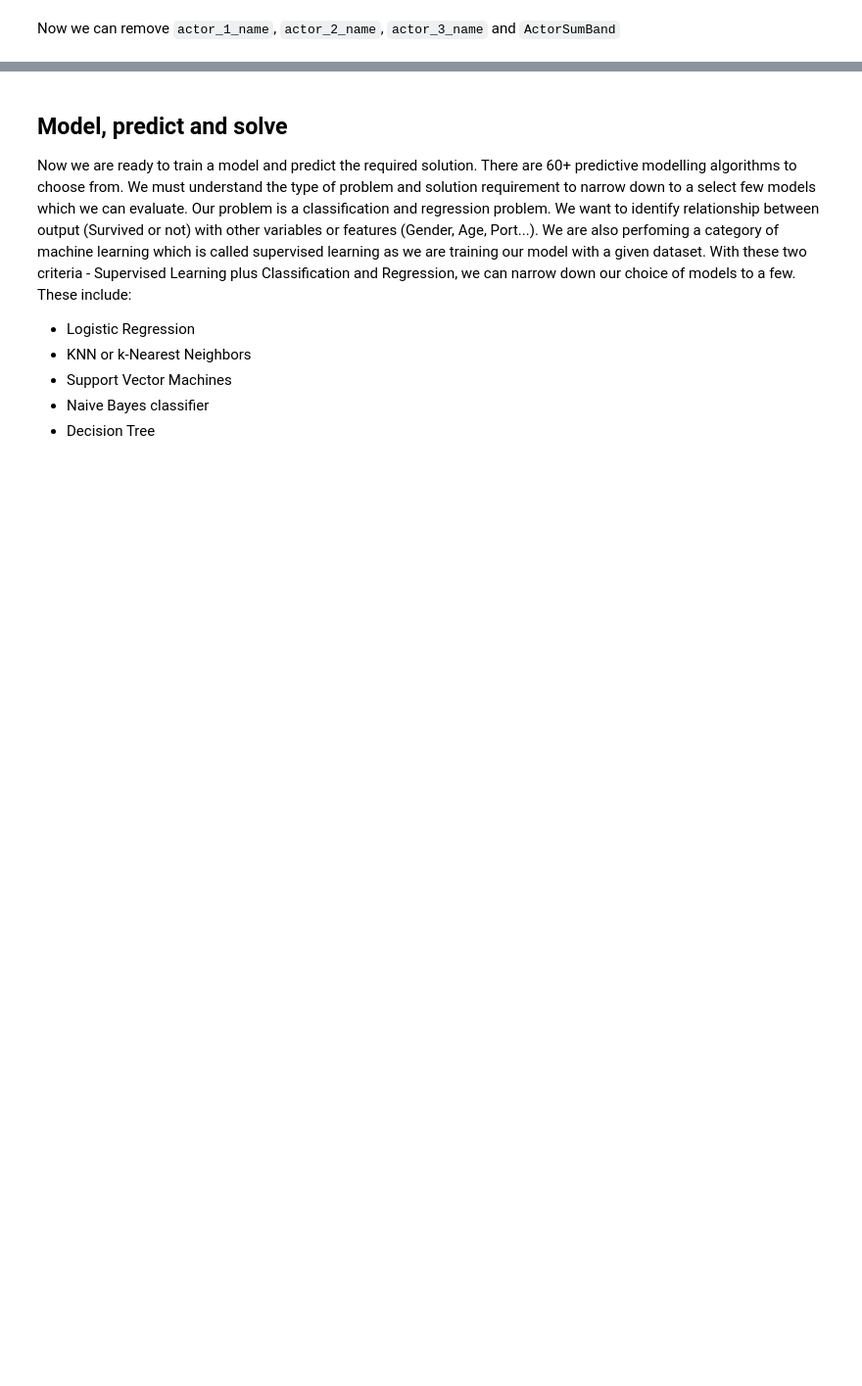
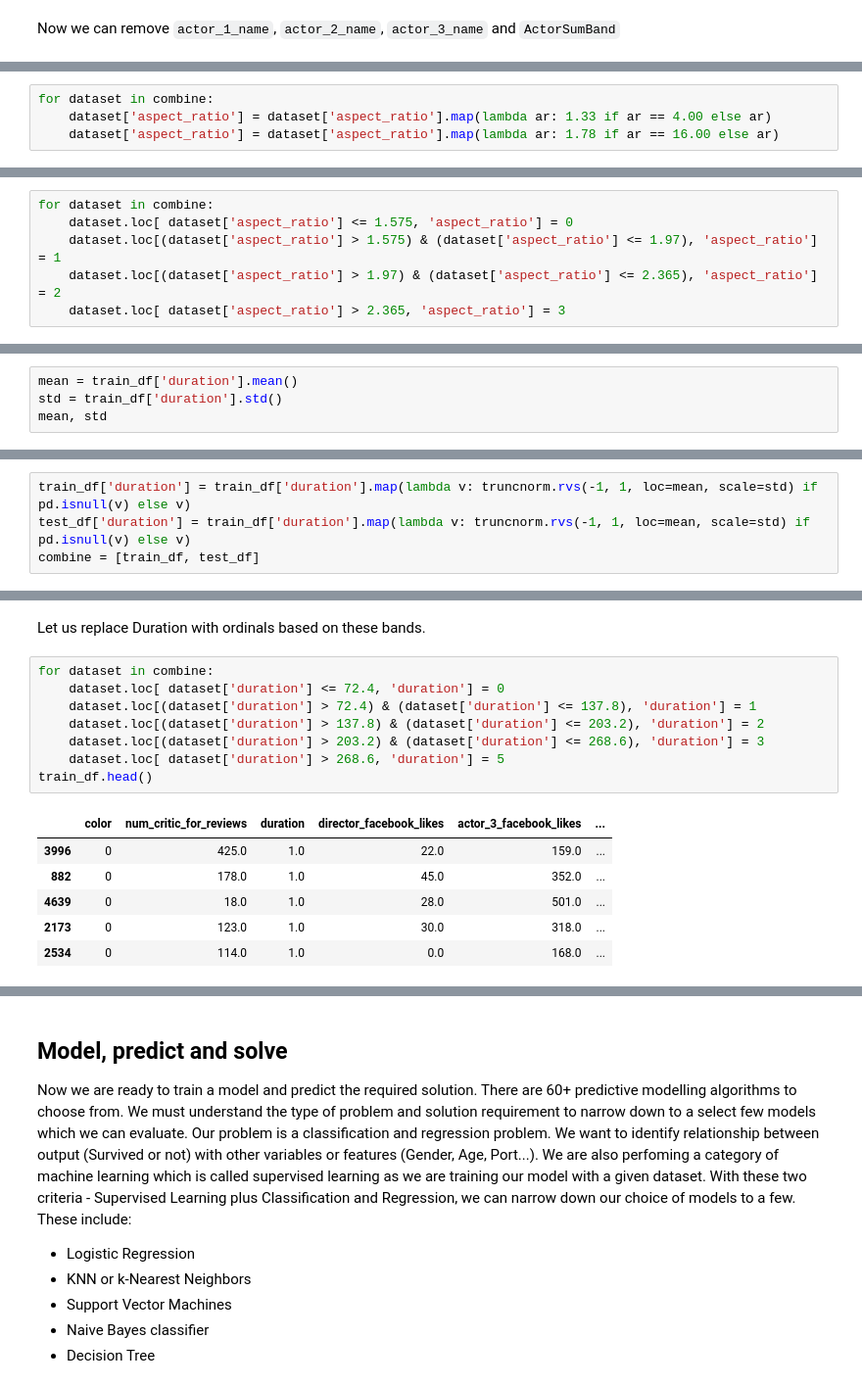
Before and after one commit to jmhummel/IMDb-predictive-analytics, a Jupyter notebook: src/notebook.ipynb, the cells around one changed output, grey strips where cells are left out. Shown at 98% size. Cells and saved outputs as stored; diff of their text form; blank space fills up the shorter version.

```diff
--- a/src/notebook.ipynb
+++ b/src/notebook.ipynb
@@ -892,0 +754,4 @@ test_df.head(10)
+# %%
+for dataset in combine:
+    dataset['aspect_ratio'] = dataset['aspect_ratio'].map(lambda ar: 1.33 if ar == 4.00 else ar)
+    dataset['aspect_ratio'] = dataset['aspect_ratio'].map(lambda ar: 1.78 if ar == 16.00 else ar)
@@ -892,0 +769,6 @@ test_df.head(10)
+# %%
+for dataset in combine:
+    dataset.loc[ dataset['aspect_ratio'] <= 1.575, 'aspect_ratio'] = 0
+    dataset.loc[(dataset['aspect_ratio'] > 1.575) & (dataset['aspect_ratio'] <= 1.97), 'aspect_ratio'] = 1
+    dataset.loc[(dataset['aspect_ratio'] > 1.97) & (dataset['aspect_ratio'] <= 2.365), 'aspect_ratio'] = 2
+    dataset.loc[ dataset['aspect_ratio'] > 2.365, 'aspect_ratio'] = 3
@@ -892,0 +800,4 @@ test_df.head(10)
+# %%
+mean = train_df['duration'].mean()
+std = train_df['duration'].std()
+mean, std
@@ -892,0 +806,4 @@ test_df.head(10)
+# %%
+train_df['duration'] = train_df['duration'].map(lambda v: truncnorm.rvs(-1, 1, loc=mean, scale=std) if pd.isnull(v) else v)
+test_df['duration'] = train_df['duration'].map(lambda v: truncnorm.rvs(-1, 1, loc=mean, scale=std) if pd.isnull(v) else v)
+combine = [train_df, test_df]
@@ -892,0 +822,17 @@ test_df.head(10)
+# %% [markdown]
+Let us replace Duration with ordinals based on these bands.
+# %%
+for dataset in combine:
+    dataset.loc[ dataset['duration'] <= 72.4, 'duration'] = 0
+    dataset.loc[(dataset['duration'] > 72.4) & (dataset['duration'] <= 137.8), 'duration'] = 1
+    dataset.loc[(dataset['duration'] > 137.8) & (dataset['duration'] <= 203.2), 'duration'] = 2
+    dataset.loc[(dataset['duration'] > 203.2) & (dataset['duration'] <= 268.6), 'duration'] = 3
+    dataset.loc[ dataset['duration'] > 268.6, 'duration'] = 5
+train_df.head()
+# %% [output]
+|  | color | num_critic_for_reviews | duration | director_facebook_likes | actor_3_facebook_likes | ... |
+| 3996 | 0 | 425.0 | 1.0 | 22.0 | 159.0 | ... |
+| 882 | 0 | 178.0 | 1.0 | 45.0 | 352.0 | ... |
+| 4639 | 0 | 18.0 | 1.0 | 28.0 | 501.0 | ... |
+| 2173 | 0 | 123.0 | 1.0 | 30.0 | 318.0 | ... |
+| 2534 | 0 | 114.0 | 1.0 | 0.0 | 168.0 | ... |
```
Also changed, not shown: parts of 151 cells of this notebook.
